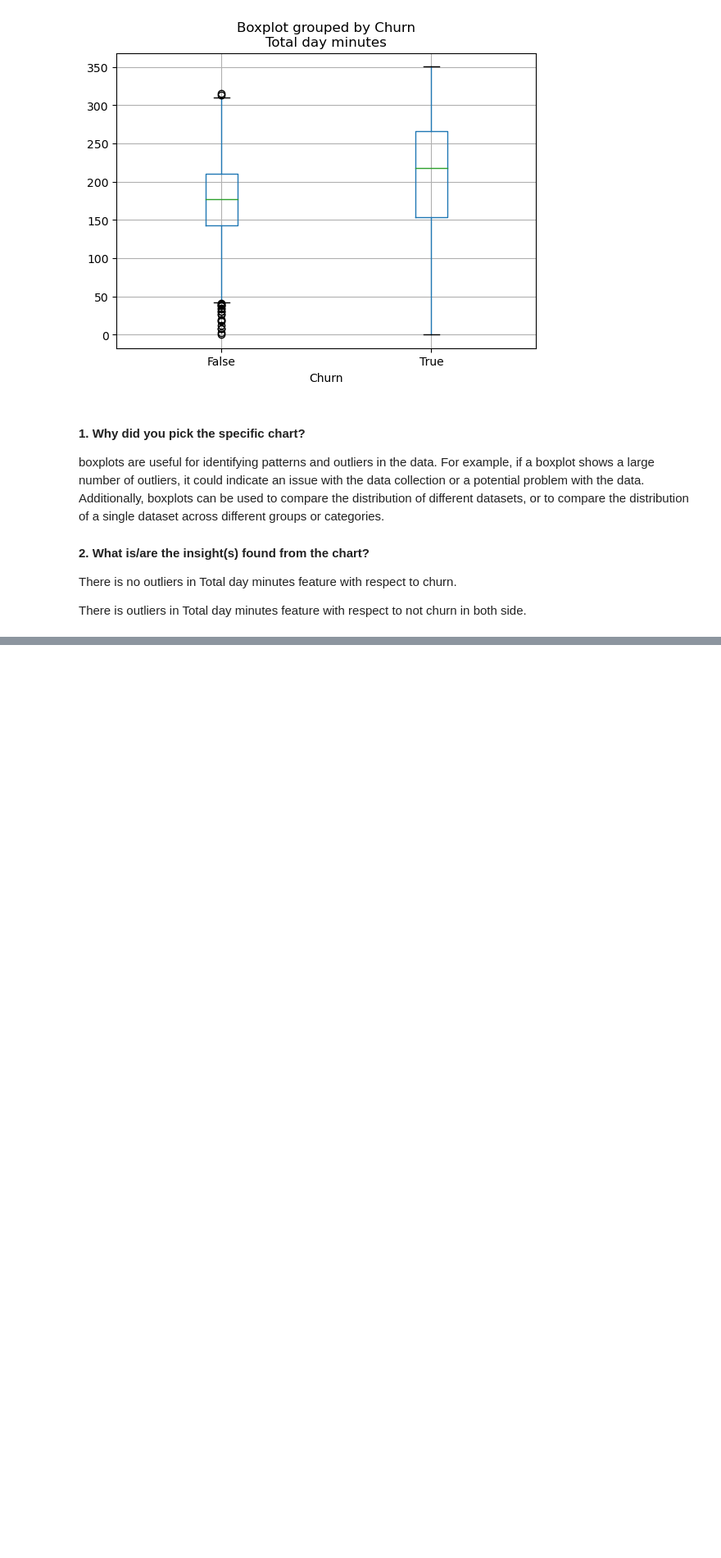
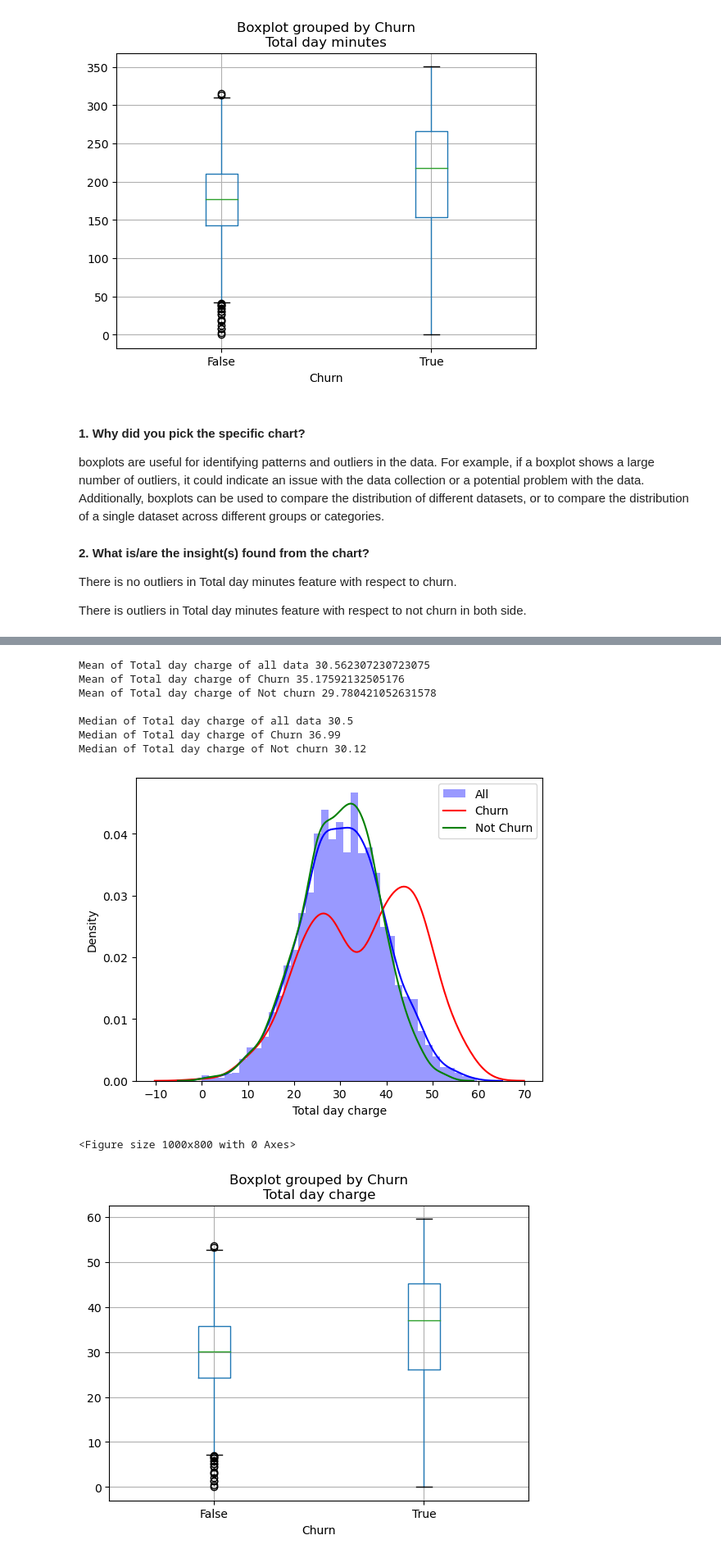
Before and after one commit to rajkumarshedage/EDA_Telecom_Churn_Prediction, a Jupyter notebook: EDA_Telecom_Churn_Prediction.ipynb, the cells around one changed output, grey strips where cells are left out. Shown: that part at 82% size. Saved outputs shown, nothing was run; the diff lists cells and outputs as text; code cells hidden in the pictures; blank space fills up the shorter version.

```diff
--- a/EDA_Telecom_Churn_Prediction.ipynb
+++ b/EDA_Telecom_Churn_Prediction.ipynb
@@ -874,0 +906,13 @@ def mean_median_distribution_outliers(feature):
+# %%
+mean_median_distribution_outliers('Total day charge')
+# %% [output]
+Mean of Total day charge of all data 30.562307230723075
+Mean of Total day charge of Churn 35.17592132505176
+Mean of Total day charge of Not churn 29.780421052631578
+
+Median of Total day charge of all data 30.5
+Median of Total day charge of Churn 36.99
+Median of Total day charge of Not churn 30.12
+[figure, added]
+<Figure size 1000x800 with 0 Axes>
+[figure, added]
```
Also changed, not shown: parts of 11 cells of this notebook.
